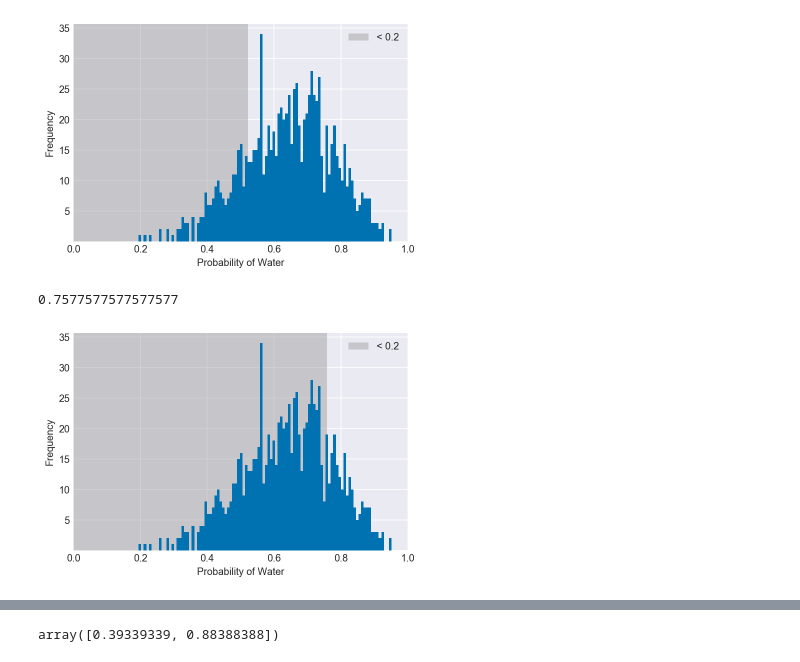
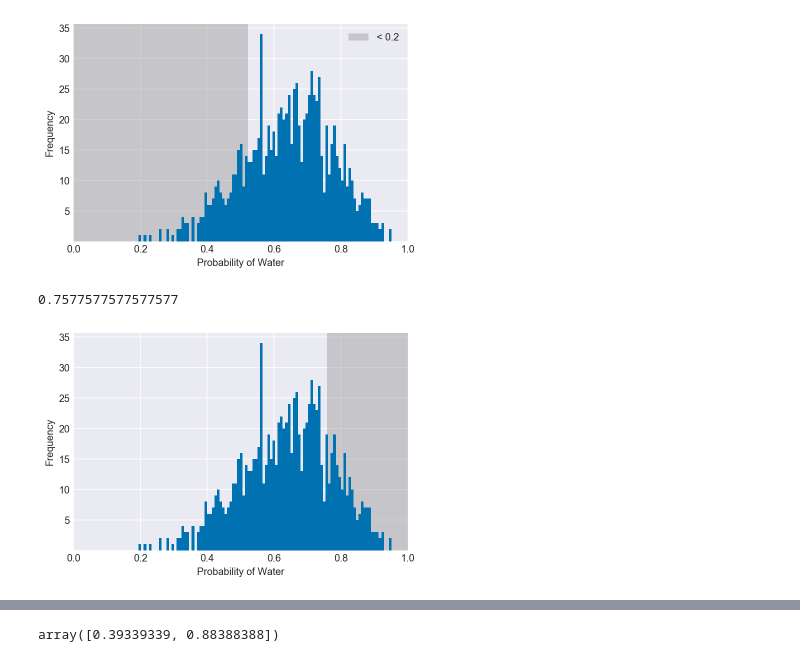
Before and after one commit to PhilipGriffith/RethinkingBayesCode, a Jupyter notebook: Notebooks/Chapter_2_3.ipynb, the cells around one changed output, grey strips where cells are left out. Saved outputs shown, nothing was run; the diff lists cells and outputs as text; code cells hidden in the pictures.

```diff
--- a/Notebooks/Chapter_2_3.ipynb
+++ b/Notebooks/Chapter_2_3.ipynb
@@ -224,11 +224,11 @@ print(value)
 [figure]
 # %%
 value = np.percentile(samples, 100-20)
-plot_interval(samples, right=value)
+plot_interval(samples, left=value)
 value
 # %% [output]
 0.7577577577577577
-[figure, old version]
+[figure, new version]
 # %%
 plt.plot(pg, po)
 plt.xlabel('proportion of water (p)', fontsize=14)
```
Also changed, not shown: parts of 15 cells of this notebook, 23 other files.
